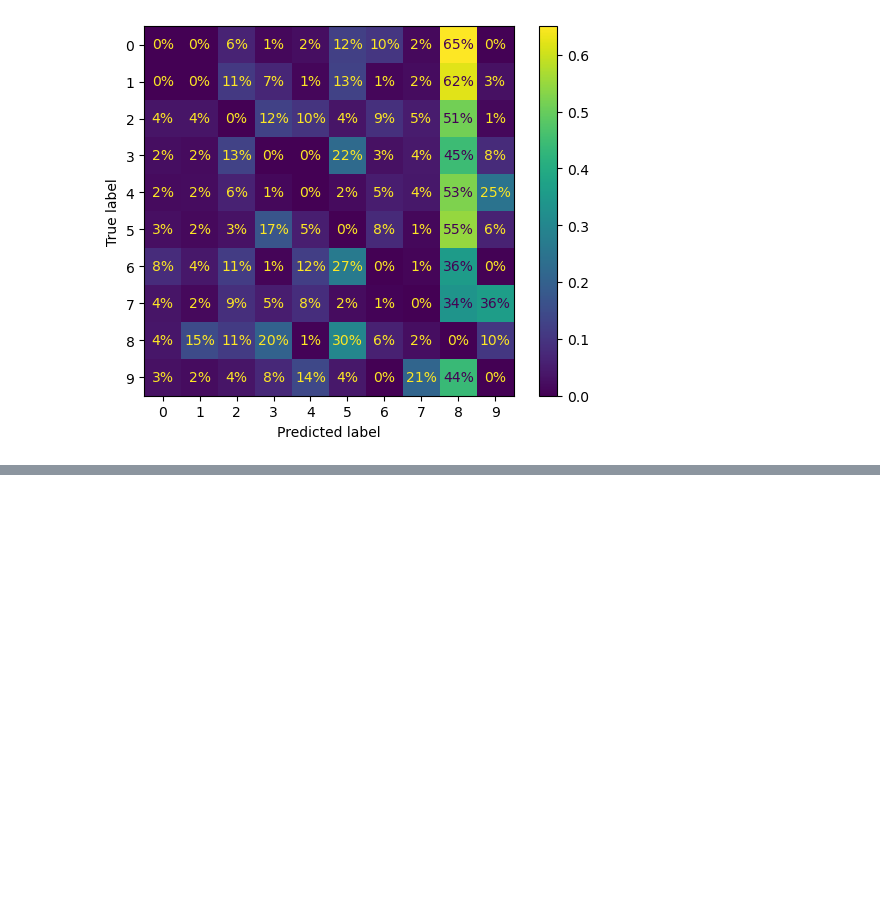
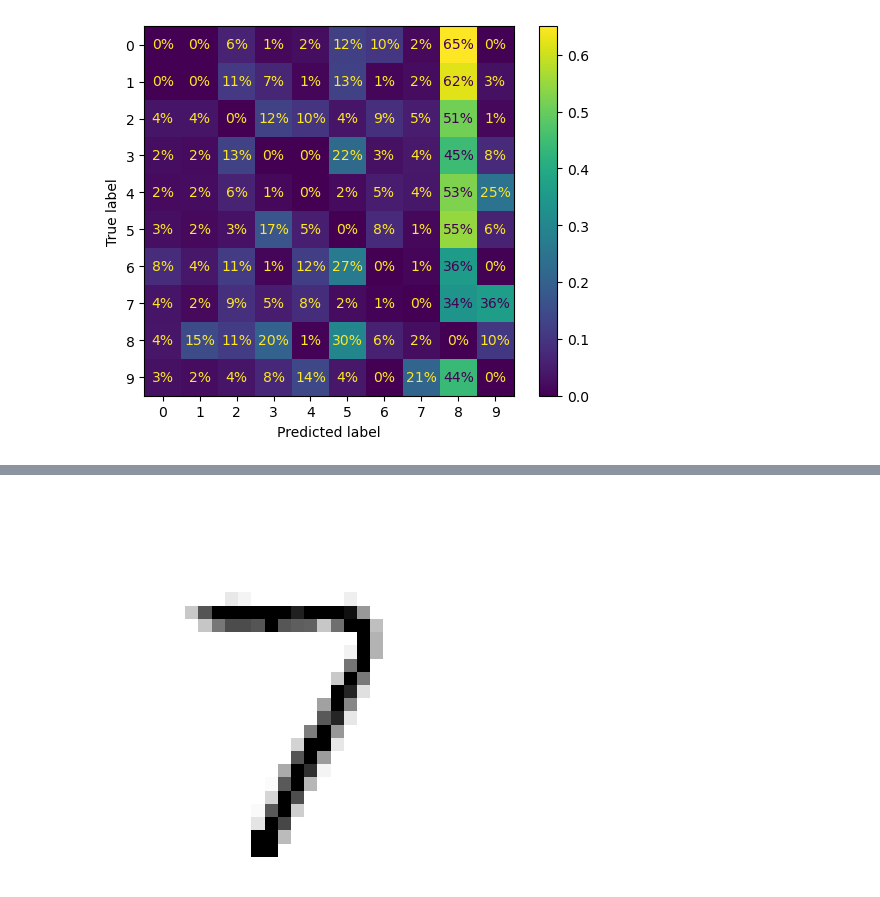
Before and after one commit to ChetanAnilMore/100-Days-of-ML, a Jupyter notebook: Chapter 3 - Classification.ipynb, the cells around one changed output, grey strips where cells are left out. Drawn from its saved outputs; the diff is of its cells as text; code cells hidden in the pictures; blank space fills up the shorter version.

```diff
--- a/Chapter 3 - Classification.ipynb
+++ b/Chapter 3 - Classification.ipynb
@@ -366,0 +369,13 @@ ConfusionMatrixDisplay.from_predictions(y_train, y_train_pred, sample_weight=sam
+# %%
+# Consider a Face Recognition classifier: if it recognizes several people in the same picture it should classify them differently for each person.
+# Let's look at a simpler example, just for illustration purposes.
+
+import numpy as np
+from sklearn.neighbors import KNeighborsClassifier
+
+y_train_large = (y_train >= '7')
+y_train_odd = (y_train.astype('int8') % 2 == 1)
+y_multilabel = np.c_[y_train_large, y_train_odd]
+
+knn_clf = KNeighborsClassifier()
+knn_clf.fit(X_train, y_multilabel)
@@ -366,0 +427,10 @@ ConfusionMatrixDisplay.from_predictions(y_train, y_train_pred, sample_weight=sam
+# %%
+# Now let's train the classifier and make it clean up this image.
+
+knn_clf = KNeighborsClassifier()
+knn_clf.fit(X_train_mod, y_train_mod)
+clean_digit = knn_clf.predict([X_test_mod[0]])
+plot_digit(clean_digit)
+plt.show()
+# %% [output]
+[figure, added]
```
Also changed, not shown: parts of 9 cells of this notebook.
